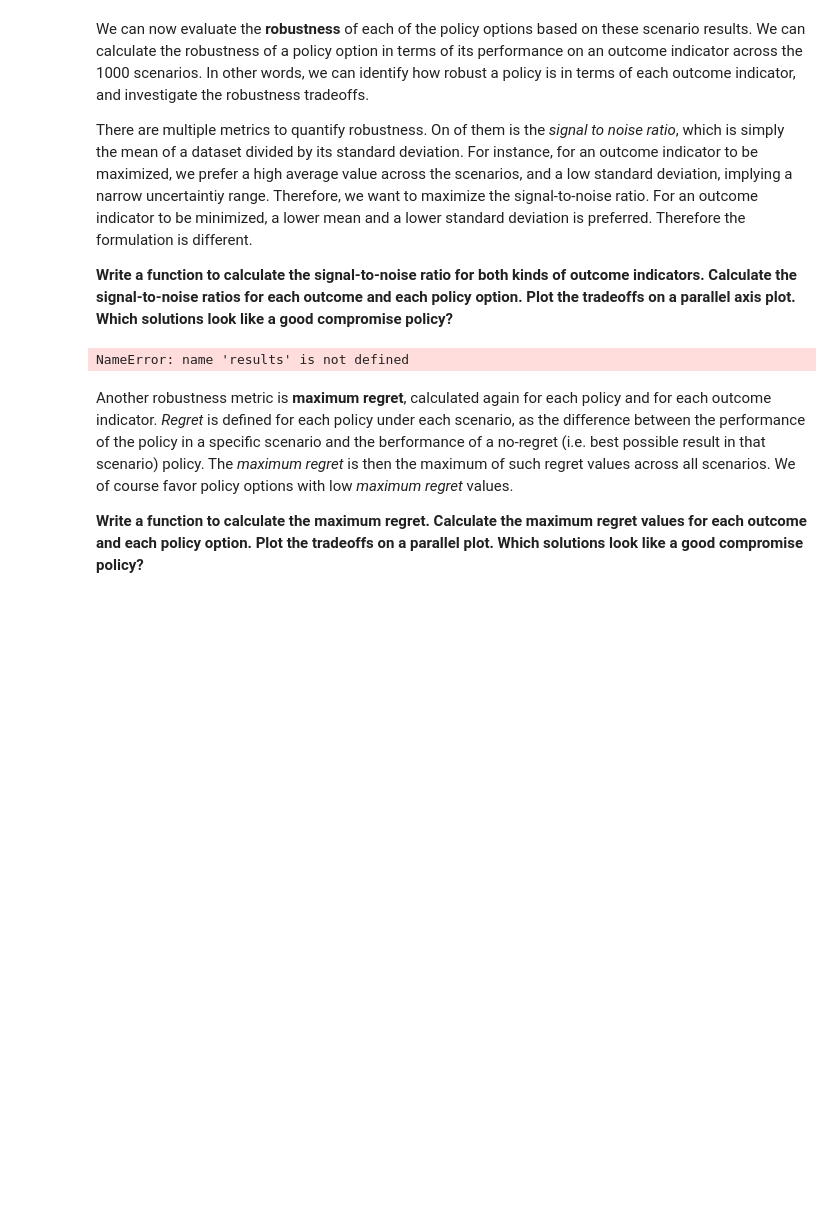
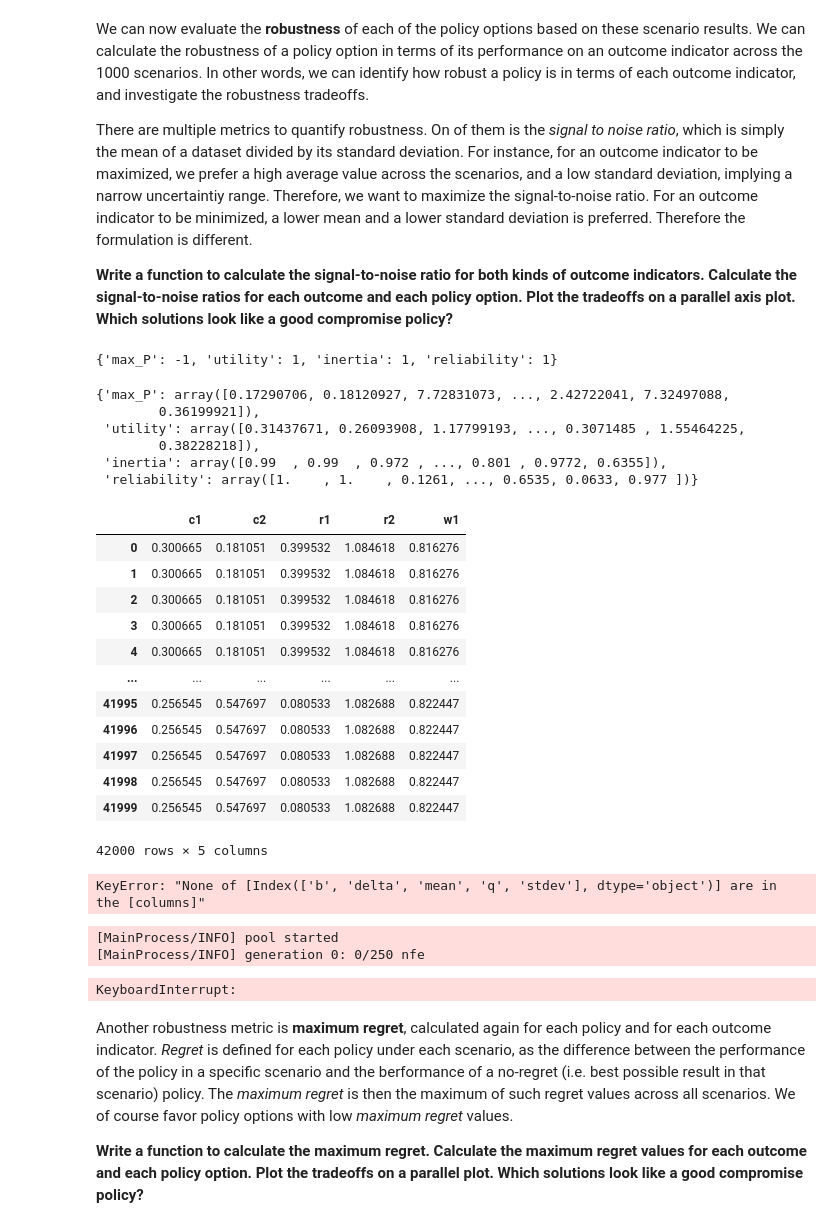
Before and after one commit to mare-matorum/epa1361_open_g29, a Jupyter notebook: Week 5-6 - robustness and direct search/assignment 8 - MORDM_FD.ipynb, the cells around one changed output. Drawn from its saved outputs; the diff is of its cells as text; code cells hidden in the pictures; blank space fills up the shorter version.

```diff
--- a/Week 5-6 - robustness and direct search/assignment 8 - MORDM_FD.ipynb
+++ b/Week 5-6 - robustness and direct search/assignment 8 - MORDM_FD.ipynb
@@ -279,0 +326,59 @@ There are multiple metrics to quantify robustness. On of them is the *signal to
+# %%
+#[outcome.kind for outcome in outcomes]
+ooi_obj ={ooi.name: ooi.kind for ooi in lake_model.outcomes}
+print(ooi_obj)
+# %% [output]
+{'max_P': -1, 'utility': 1, 'inertia': 1, 'reliability': 1}
+# %%
+outcomes
+# %% [output]
+{'max_P': array([0.17290706, 0.18120927, 7.72831073, ..., 2.42722041, 7.32497088,
+        0.36199921]),
+ 'utility': array([0.31437671, 0.26093908, 1.17799193, ..., 0.3071485 , 1.55464225,
+        0.38228218]),
+ 'inertia': array([0.99  , 0.99  , 0.972 , ..., 0.801 , 0.9772, 0.6355]),
+ 'reliability': array([1.    , 1.    , 0.1261, ..., 0.6535, 0.0633, 0.977 ])}
+# %%
+import numpy as np
+
+sigN_results = clean.copy()
+
+
+sigN_results['max_P']=np.nan
+sigN_results['utility']=np.nan
+sigN_results['inertia']=np.nan
+sigN_results['reliability']=np.nan
+sigN_results
+decisions= experiments.loc[ : ,'c1':'w1']
+# %% [output]
+|  | c1 | c2 | r1 | r2 | w1 |
+| 0 | 0.300665 | 0.181051 | 0.399532 | 1.084618 | 0.816276 |
+| 1 | 0.300665 | 0.181051 | 0.399532 | 1.084618 | 0.816276 |
+| 2 | 0.300665 | 0.181051 | 0.399532 | 1.084618 | 0.816276 |
+| 3 | 0.300665 | 0.181051 | 0.399532 | 1.084618 | 0.816276 |
+| 4 | 0.300665 | 0.181051 | 0.399532 | 1.084618 | 0.816276 |
+| ... | ... | ... | ... | ... | ... |
+| 41995 | 0.256545 | 0.547697 | 0.080533 | 1.082688 | 0.822447 |
+| 41996 | 0.256545 | 0.547697 | 0.080533 | 1.082688 | 0.822447 |
+| 41997 | 0.256545 | 0.547697 | 0.080533 | 1.082688 | 0.822447 |
+| 41998 | 0.256545 | 0.547697 | 0.080533 | 1.082688 | 0.822447 |
+| 41999 | 0.256545 | 0.547697 | 0.080533 | 1.082688 | 0.822447 |
+42000 rows × 5 columns
+# %%
+
+for ooi, obj in ooi_obj.items():
+    for i, s in enumerate(scenarios):
+       # Consider if the above loop is neccessary. Doesn't run anymore.
+        for sol in sigN_results[s].index:
+            data = outcomes[ooi][experiments['policy'] == 'policy'+str(sol)]
+#             print(data)
+            rob = calculate_signalNoise(data, obj)
+#             print(sol, ooi, rob)
+            sigN_results.at[sol,ooi] = rob
+
+sigN_results
+# #             sigN_results.at[sol, ooi]=rob
+# #             sigN_results[s].set_value(sol, ooi, rob)
+# #             df.at[row name, column name]=value
+# %% [output]
+KeyError: "None of [Index(['b', 'delta', 'mean', 'q', 'stdev'], dtype='object')] are in the [columns]"
@@ -280,9 +387,6 @@ There are multiple metrics to quantify robustness. On of them is the *signal to
 # %%
-from ema_workbench.em_framework import sample_uncertainties
+from ema_workbench.em_framework.samplers import sample_uncertainties
 import numpy as np
-
-experiments, outcomes = results
-
 
 def signal_to_noise(data):
     mean = np.mean(data)
@@ -300,22 +404,23 @@ robustnes_functions = [ScalarOutcome('sn max_P', kind=MINIMIZE,
                        ScalarOutcome('sn reliability', kind=MAXIMIZE,
                                      variable_name='reliability',
                                      function=signal_to_noise),
-                       ScalarOutcome('sn inertia', kind=MAXIMIZE,
+                       ScalarOutcome('sn inertia', kind=MINIMIZE,
                                      variable_name='inertia',
                                      function=signal_to_noise),
                       ]
 
 
-
 n_scenarios = 50
-scenarios = sample_uncertainties(model, n_scenarios)
-nfe = 1000
+scenarios = sample_uncertainties(lake_model, n_scenarios)
+nfe = 250
 
 with MultiprocessingEvaluator(lake_model) as evaluator:
     robust_results = evaluator.robust_optimize(robustnes_functions, scenarios,
-                            nfe=nfe, epsilons=[0.05,]*len(robustnes_functions))
+                            nfe=nfe, epsilons=[0.05,]*len(robustnes_functions)) #epsilons should be the same as above?
 # %% [output]
-NameError: name 'results' is not defined
+[MainProcess/INFO] pool started
+[MainProcess/INFO] generation 0: 0/250 nfe
+KeyboardInterrupt:
 # %% [markdown]
 Another robustness metric is **maximum regret**, calculated again for each policy and for each outcome indicator. *Regret* is defined for each policy under each scenario, as the difference between the performance of the policy in a specific scenario and the berformance of a no-regret (i.e. best possible result in that scenario) policy. The *maximum regret*  is then the maximum of such regret values across all scenarios. We of course favor policy options with low *maximum regret* values.
 
```
Also changed, not shown: parts of 10 cells of this notebook, 2 other files.
